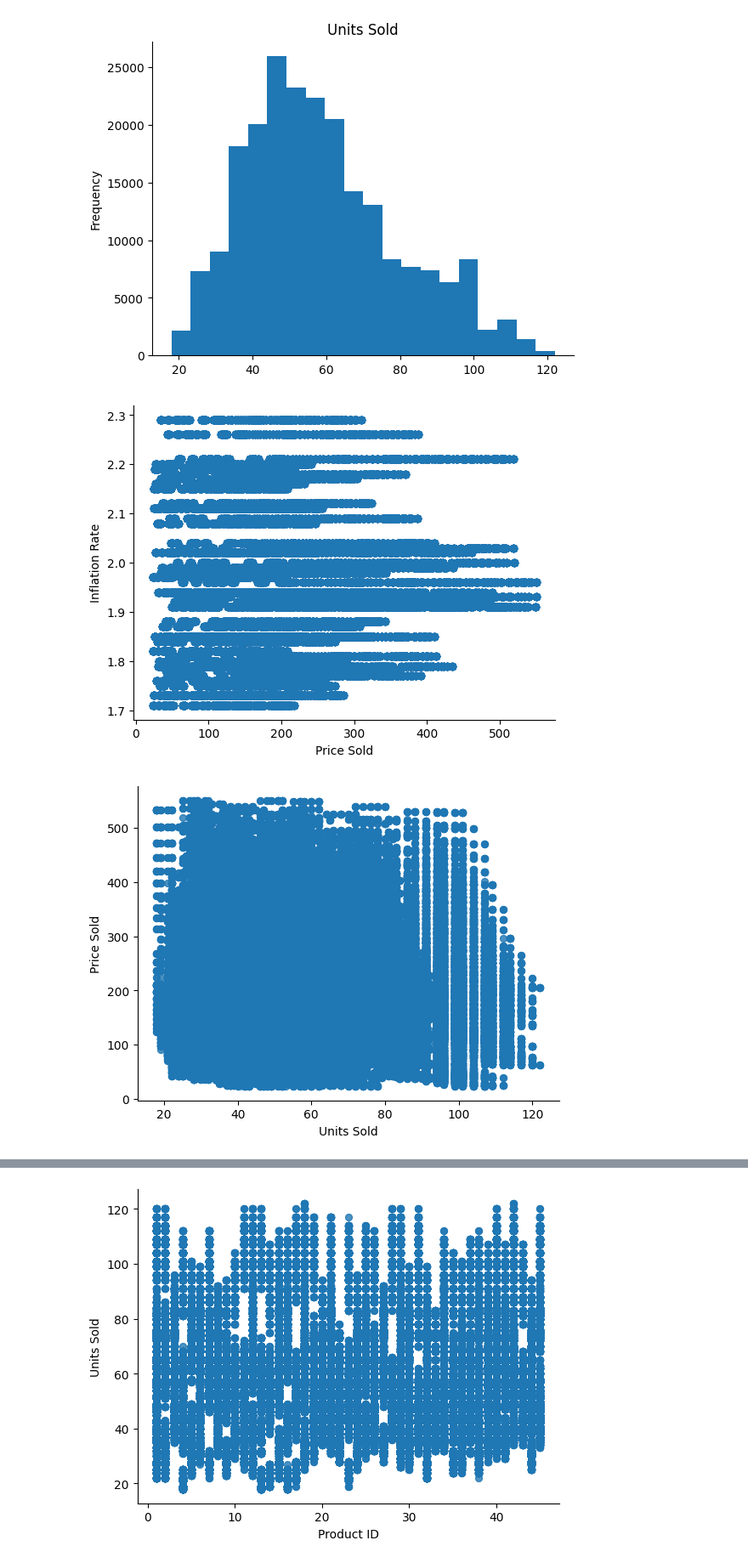
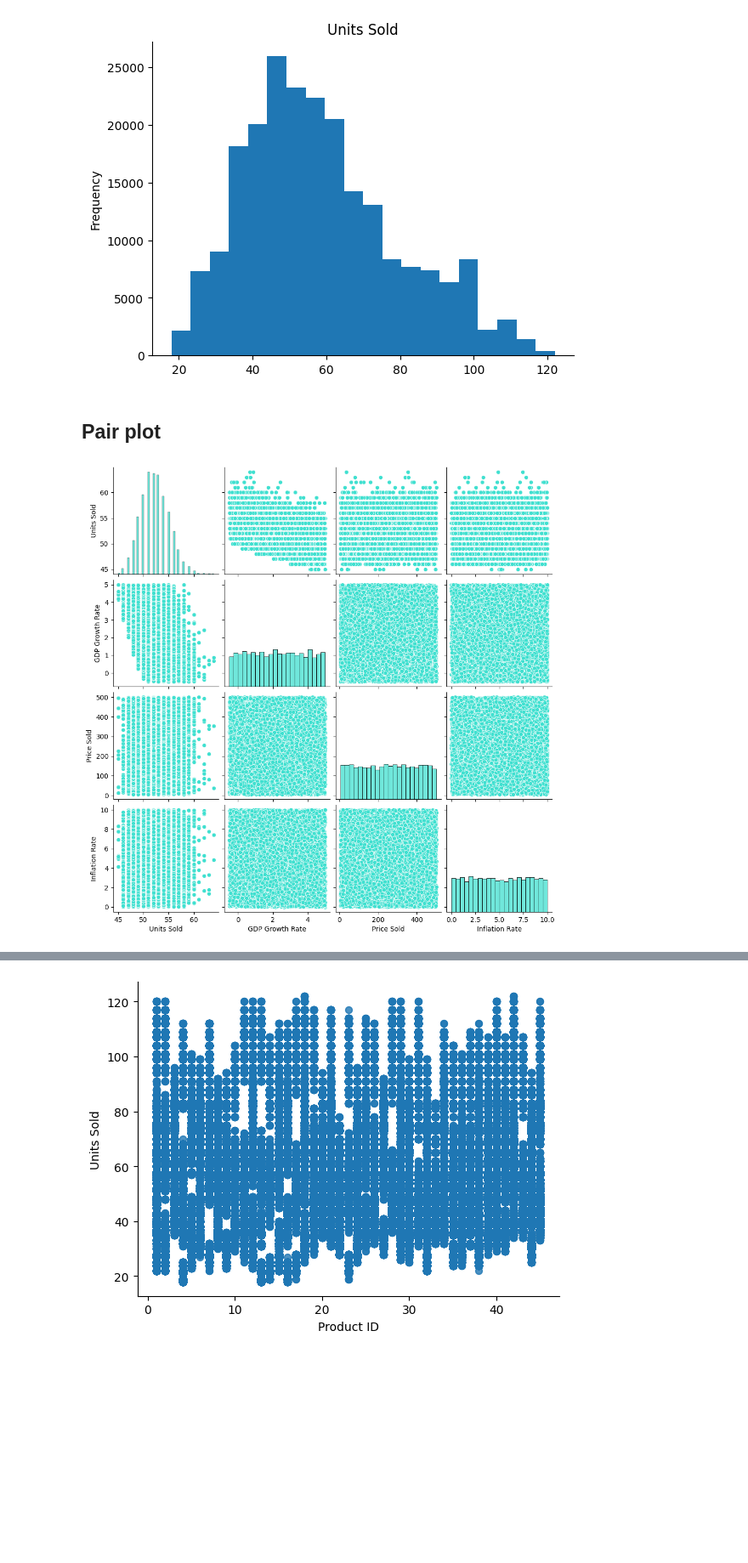
Before and after one commit to kevinhoffmanglyde/oxfordgenaigroup2, a Jupyter notebook: Group2EndtoEnd_onehot.ipynb, the cells around one changed output, grey strips where cells are left out. Shown at 85% size. Drawn from its saved outputs; the diff is of its cells as text; code cells hidden in the pictures; blank space fills up the shorter version.

```diff
--- a/Group2EndtoEnd_onehot.ipynb
+++ b/Group2EndtoEnd_onehot.ipynb
@@ -87,16 +107,18 @@ df['Units Sold'].plot(kind='hist', bins=20, title='Units Sold')
 plt.gca().spines[['top', 'right',]].set_visible(False)
 # %% [output]
 [figure]
-# %%
-# @title Price Sold vs Inflation Rate
-df.plot(kind='scatter', x='Price Sold', y='Inflation Rate', s=32, alpha=.8)
-plt.gca().spines[['top', 'right',]].set_visible(False)
-# %% [output]
-[figure, removed]
-# %%
-# @title Units Sold vs Price Sold
-
-df.plot(kind='scatter', x='Units Sold', y='Price Sold', s=32, alpha=.8)
-plt.gca().spines[['top', 'right',]].set_visible(False)
-# %% [output]
-[figure, removed]
+# %% [markdown]
+## Pair plot
+# %%
+import seaborn as sns
+import matplotlib.pyplot as plt
+
+# Ensure all data is numeric and clean
+numerical_columns = ['Units Sold', 'GDP Growth Rate', 'Price Sold', 'Inflation Rate']
+pairplot_data = df[numerical_columns].apply(pd.to_numeric, errors='coerce').dropna()
+
+# Generate pairplot with turquoise color
+sn.pairplot(pairplot_data, plot_kws={'color': '#40E0D0'}, diag_kws={'color': '#40E0D0'})
+plt.show()
+# %% [output]
+[figure, added]
```
Also changed, not shown: parts of 24 cells of this notebook.
